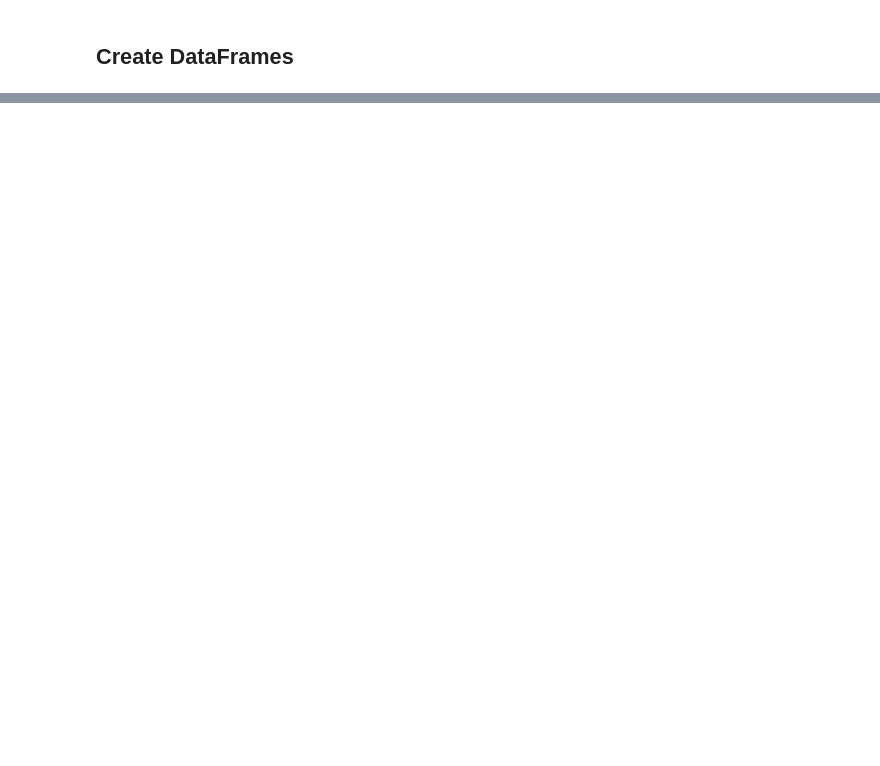
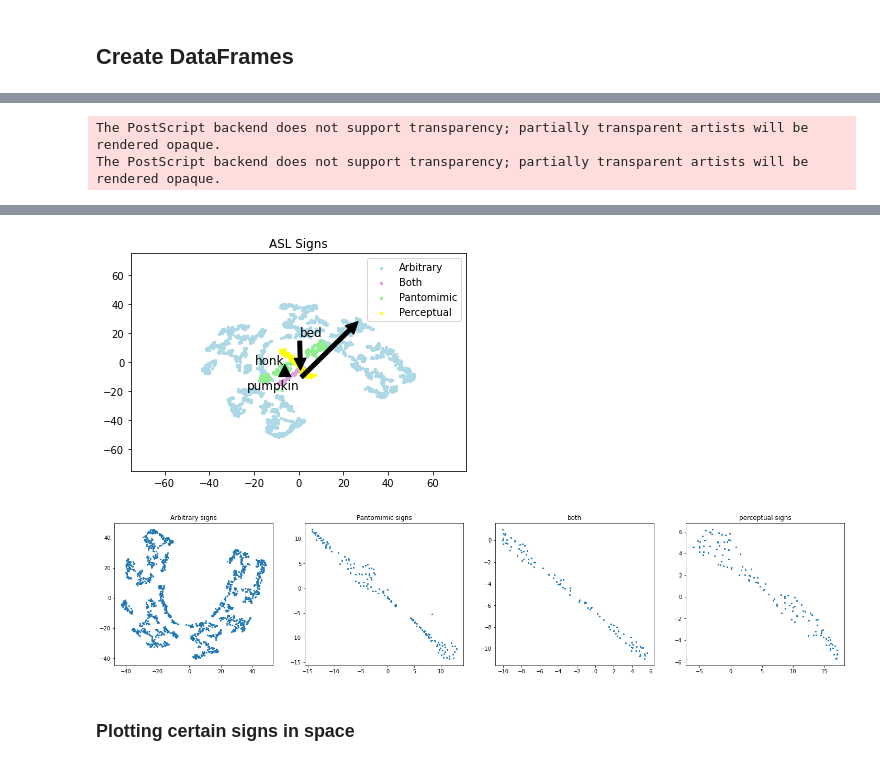
Before and after one commit to KyleRoss-rice/SignIconicityPredictor, a Jupyter notebook: models/classification_model.ipynb, the cells around one changed output, grey strips where cells are left out. Cells and saved outputs as stored; diff of their text form; code cells hidden in the pictures; blank space fills up the shorter version.

```diff
--- a/models/classification_model.ipynb
+++ b/models/classification_model.ipynb
@@ -80,0 +164,5 @@ print(model.score(X_test, y_test))
+# %%
+plot_TSNE(np.array(X),y,np.array([0,1,2,3]));
+# %% [output]
+The PostScript backend does not support transparency; partially transparent artists will be rendered opaque.
+The PostScript backend does not support transparency; partially transparent artists will be rendered opaque.
@@ -80,0 +173,4 @@ print(model.score(X_test, y_test))
+[figure, added]
+[figure, added]
+# %% [markdown]
+### Plotting certain signs in space
```
Also changed, not shown: parts of 90 cells of this notebook.
